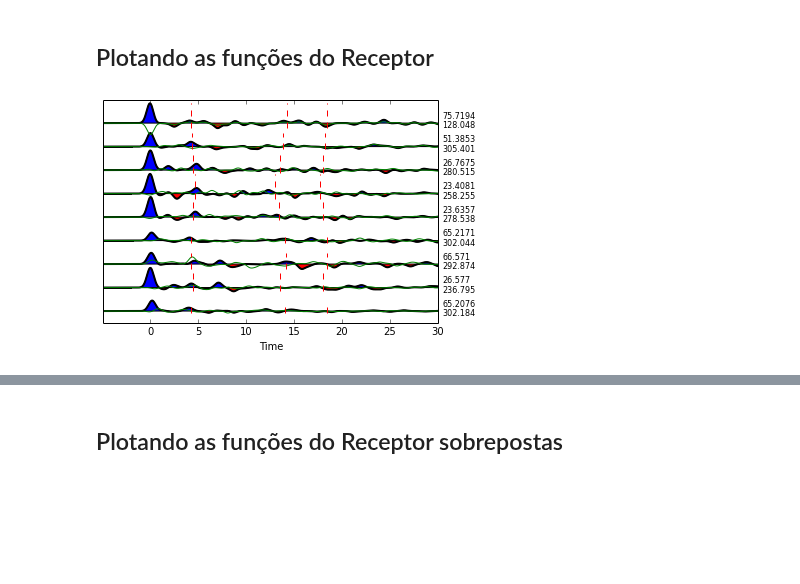
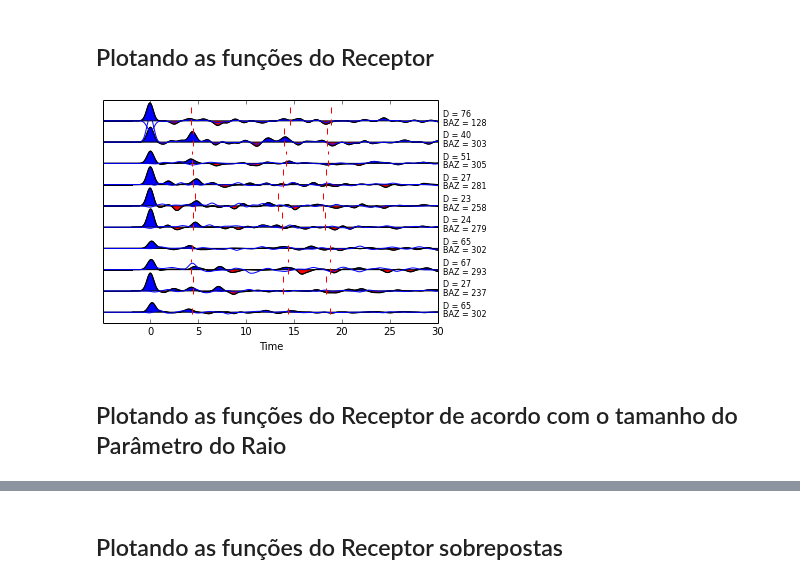
Before and after one commit to dIOGOLOC/projeto_mestrado, a Jupyter notebook: plotagem_funcao_receptor.ipynb, the cells around one changed output, grey strips where cells are left out. Drawn from its saved outputs; the diff is of its cells as text; code cells hidden in the pictures; blank space fills up the shorter version.

```diff
--- a/plotagem_funcao_receptor.ipynb
+++ b/plotagem_funcao_receptor.ipynb
@@ -166,8 +160,9 @@ stt=obspy.read('*t.sac')
 tPs = np.array(dados[:,1])
 tPpPs = np.array(dados[:,2])
 tPsPs = np.array(dados[:,3])
-D = [st[i].stats.sac.gcarc for i in xrange(size(st))]
-BAZ = [st[i].stats.sac.baz for i in xrange(size(st))]
+D = [format(st[i].stats.sac.gcarc,'.0f') for i in xrange(size(st))]
+BAZ = [format(st[i].stats.sac.baz,'.0f') for i in xrange(size(st))]
 RP = [st[i].stats.sac.user8 for i in xrange(size(st))]
 ampli_max = np.array(st.max()).T
 ampli_min = np.array([min(st[i].data) for i in xrange(len(st.max()))]).T
+print(st)
@@ -177,0 +196,10 @@ print(size(st))
+# %%
+for i in xrange(size(st)):
+    if st[i].stats.sac.baz <= 90:
+        !cp /home/diogo/projeto_mestrado/st /home/diogo/projeto_mestrado/NE/
+    elif st[i].stats.sac.baz <= 180:
+        !cp /home/diogo/projeto_mestrado/st /home/diogo/projeto_mestrado/SE/
+    elif st[i].stats.sac.baz <= 270:
+        !cp /home/diogo/projeto_mestrado/st /home/diogo/projeto_mestrado/SW/
+    elif st[i].stats.sac.baz <= 360:
+        !cp /home/diogo/projeto_mestrado/st /home/diogo/projeto_mestrado/NW/
@@ -179,19 +218,21 @@ print(size(st))
 <h2>Plotando as funções do Receptor</h2>
 # %%
 for i in range(len(st.max())):
-    plt.plot(st[i].times()-5,i+st[i].data,'k',linewidth=2)
-    plt.plot(stt[i].times()-5,i+stt[i].data,'g',linewidth=1)
+    plt.plot(st[i].times()-5,i+st[i].data,'k',linewidth=1)
+    plt.plot(stt[i].times()-5,i+stt[i].data,'b',linewidth=1)
     plt.plot([tPs[i],tPs[i]],[i+ampli_min[i],i+ampli_max[i]],'--r')
     plt.plot([tPpPs[i],tPpPs[i]],[i+ampli_min[i],i+ampli_max[i]],'--r')
     plt.plot([tPsPs[i],tPsPs[i]],[i+ampli_min[i],i+ampli_max[i]],'--r')
-    plt.text(30.5,i+0.2,D[i],fontsize=8)
-    plt.text(30.5,i-0.2,BAZ[i],fontsize=8)
+    plt.text(30.5,i+0.2,'D = ' + str(D[i]),fontsize=8)
+    plt.text(30.5,i-0.2,'BAZ = ' + str(BAZ[i]),fontsize=8)
     plt.fill_between(st[i].times()-5,i+st[i].data,i,where=i+st[i].data>=i, facecolor='blue', interpolate=True)
     plt.fill_between(st[i].times()-5,i+st[i].data,i,where=i+st[i].data<=i, facecolor='red', interpolate=True)
     plt.xlabel('Time')
     plt.yticks([])
     plt.xlim(-4.9,30)
     plt.ylim(-0.5,len(st))
     plt.savefig('Funções do Receptor - ' + STA + '.png',dpi=300)
 # %% [output]
-[figure, old version]
+[figure, new version]
+# %% [markdown]
+<h2>Plotando as funções do Receptor de acordo com o tamanho do Parâmetro do Raio</h2>
```
Also changed, not shown: parts of 19 cells of this notebook.
